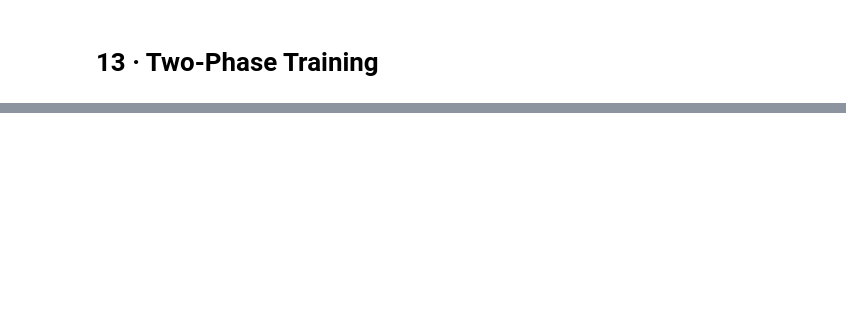
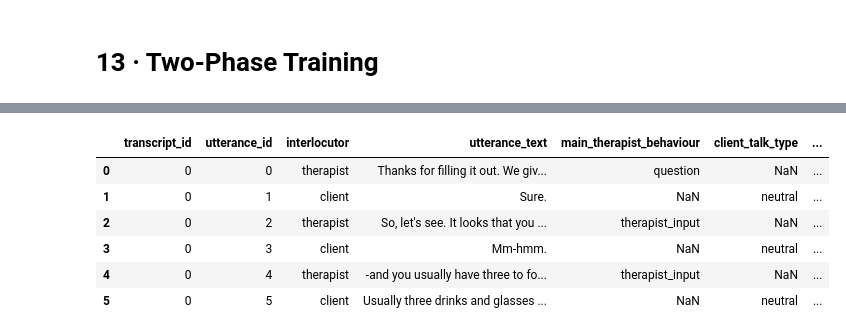
Before and after one commit to PatthinanS/BERTdemo, a Jupyter notebook: demo_1.ipynb, the cells around one changed output, grey strips where cells are left out. Saved outputs shown, nothing was run; the diff lists cells and outputs as text; code cells hidden in the pictures; blank space fills up the shorter version.

```diff
--- a/demo_1.ipynb
+++ b/demo_1.ipynb
@@ -1311,0 +1625,5 @@ The therapist's turns are typically longer and more neutral in tone (higher V, m
+# %%
+model_s2 = BertForVADRegression().to(DEVICE)
+model_s2.load_state_dict(torch.load(MODEL_DIR_PATH + "best_eb_model.pt", map_location=DEVICE))
+model_s2.eval()
+print("\nLoaded " + MODEL_DIR_PATH + "best_eb_model.pt for AnnoMI inference.")
@@ -1311,0 +1645,72 @@ The therapist's turns are typically longer and more neutral in tone (higher V, m
+# %%
+# ── Batched VAD inference on all 9,699 AnnoMI utterances ──────────────────────
+# Uses model_s2 (BertForVADRegression) loaded above.
+# Output: V / A / D columns added to annomi_df (EmoBank 1–5 scale),
+#         annomi_groups dict rebuilt with the new columns.
+
+from torch.utils.data import Dataset as _DS, DataLoader as _DL
+
+class _TextDataset(_DS):
+    """Minimal inference-only dataset — no labels needed."""
+    def __init__(self, texts):
+        self.texts = texts
+    def __len__(self):
+        return len(self.texts)
+    def __getitem__(self, idx):
+        enc = tokenizer(
+            self.texts[idx],
+            max_length=MAX_LEN,
+            padding="max_length",
+            truncation=True,
+            return_tensors="pt",
+        )
+        return enc["input_ids"].squeeze(0), enc["attention_mask"].squeeze(0)
+
+_annomi_ds  = _TextDataset(annomi_df["utterance_text"].tolist())
+_annomi_ldr = _DL(_annomi_ds, batch_size=32, shuffle=False, num_workers=0)
+
+# ── Run inference ─────────────────────────────────────────────────────────────
+all_vad = []
+model_s2.eval()
+with torch.no_grad():
+    for ids, mask in tqdm(_annomi_ldr, desc="AnnoMI VAD inference"):
+        preds = model_s2(ids.to(DEVICE), attention_mask=mask.to(DEVICE))
+        all_vad.append(preds.cpu().numpy())   # (B, 3)
+
+vad_arr = np.vstack(all_vad)   # (9699, 3)
+
+# ── Attach V / A / D to annomi_df ────────────────────────────────────────────
+annomi_df = annomi_df.copy()
+annomi_df["V"] = np.round(vad_arr[:, 0], 3)
+annomi_df["A"] = np.round(vad_arr[:, 1], 3)
+annomi_df["D"] = np.round(vad_arr[:, 2], 3)
+
+# ── Rebuild groups so each transcript DataFrame includes VAD columns ───────────
+# annomi_groups : dict[int, pd.DataFrame]
+#   key   = transcript_id
+#   value = DataFrame sorted by utterance_id, index reset to 0…n-1
+annomi_groups: dict = {
+    tid: grp.reset_index(drop=True)
+    for tid, grp in annomi_df.groupby("transcript_id")
+}
+
+# ── Save full output ──────────────────────────────────────────────────────────
+out_path = OUTPUT_DIR_PATH + "annomi_base_vad.csv"
+annomi_df.to_csv(out_path, index=False)
+print(f"Saved {len(annomi_df):,} rows → {out_path}\n")
+
+# ── Summary stats ─────────────────────────────────────────────────────────────
+print("VAD distribution (EmoBank 1–5 scale):")
+print(annomi_df[["V", "A", "D"]].describe().round(3))
+
+print("\nPer-interlocutor mean VAD:")
+print(annomi_df.groupby("interlocutor")[["V", "A", "D"]].mean().round(3))
+
+print(f"\nGrouped into {len(annomi_groups)} transcripts  |  "
+      f"turns: min={min(len(v) for v in annomi_groups.values())}  "
+      f"max={max(len(v) for v in annomi_groups.values())}  "
+      f"mean={sum(len(v) for v in annomi_groups.values()) / len(annomi_groups):.1f}")
+
+print(f"\nTranscript 0 (first 6 turns):")
+display(annomi_groups[0].head(6))
+# %% [output]
@@ -1311,0 +1734,7 @@ The therapist's turns are typically longer and more neutral in tone (higher V, m
+|  | transcript_id | utterance_id | interlocutor | utterance_text | main_therapist_behaviour | client_talk_type | ... |
+| 0 | 0 | 0 | therapist | Thanks for filling it out. We giv... | question | NaN | ... |
+| 1 | 0 | 1 | client | Sure. | NaN | neutral | ... |
+| 2 | 0 | 2 | therapist | So, let's see. It looks that you ... | therapist_input | NaN | ... |
+| 3 | 0 | 3 | client | Mm-hmm. | NaN | neutral | ... |
+| 4 | 0 | 4 | therapist | -and you usually have three to fo... | therapist_input | NaN | ... |
+| 5 | 0 | 5 | client | Usually three drinks and glasses ... | NaN | neutral | ... |
```
Also changed, not shown: parts of 31 cells of this notebook, 3 other files.
